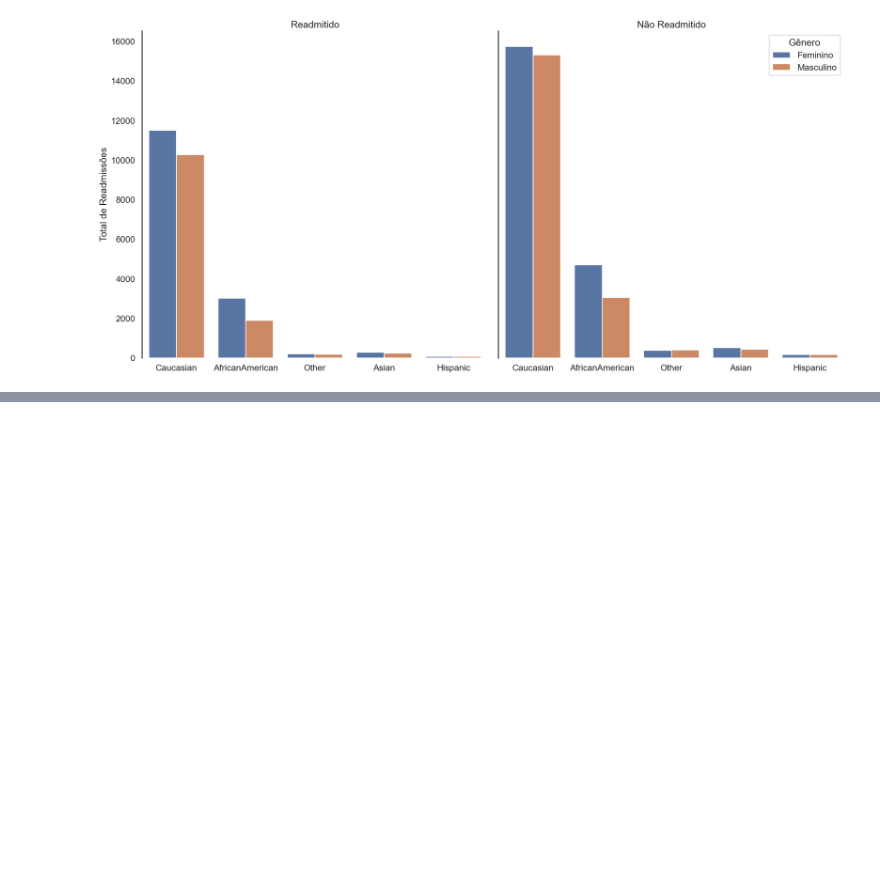
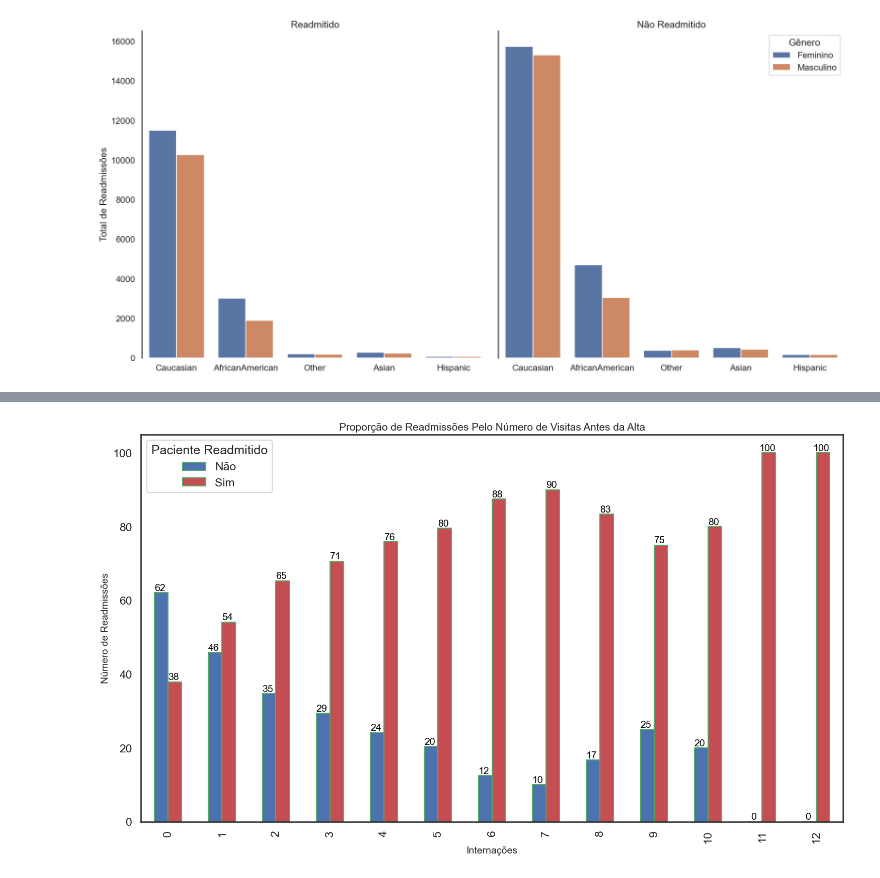
Before and after one commit to leojutsu/analise_de_dados, a Jupyter notebook: Projeto8.ipynb, the cells around one changed output, grey strips where cells are left out. Cells and saved outputs as stored; diff of their text form; code cells hidden in the pictures; blank space fills up the shorter version.

```diff
--- a/Projeto8.ipynb
+++ b/Projeto8.ipynb
@@ -302,0 +368,4 @@ sns.despine(bottom = True)
+# %%
+# Tabela de Contingência
+percent_visit_readm = pd.crosstab(index = file.number_inpatient, columns = file.readmitted, normalize = 'index') * 100
+percent_visit_readm
@@ -302,0 +388,29 @@ sns.despine(bottom = True)
+# %%
+# Gráfico de Barras do Pandas a Partir da Tabela de Contigência
+
+ax = fig = percent_visit_readm.plot(kind = 'bar',
+                               figsize = (18, 10),
+                               width = 0.5,
+                               edgecolor = 'g',
+                               color = ['b', 'r'])
+
+ax.set_xlabel("Internações", fontsize=14)
+ax.set_ylabel("Número de Readmissões", fontsize = 14)
+
+# Colocar os totais em cada uma das barras como labels
+for p in fig.patches:
+    fig.annotate('{:.0f}'.format(p.get_height()),
+                 (p.get_x() + 0.1, p.get_height()),
+                 ha = 'center',
+                 va = 'bottom',
+                 fontsize = 14,
+                 color = 'black')
+
+# Title
+plt.title("Proporção de Readmissões Pelo Número de Visitas Antes da Alta", fontsize= 15)
+
+fig.legend(title = "Paciente Readmitido", labels = ('Não', 'Sim'))
+
+plt.show()
+# %% [output]
+[figure, added]
```
Also changed, not shown: parts of 20 cells of this notebook.
